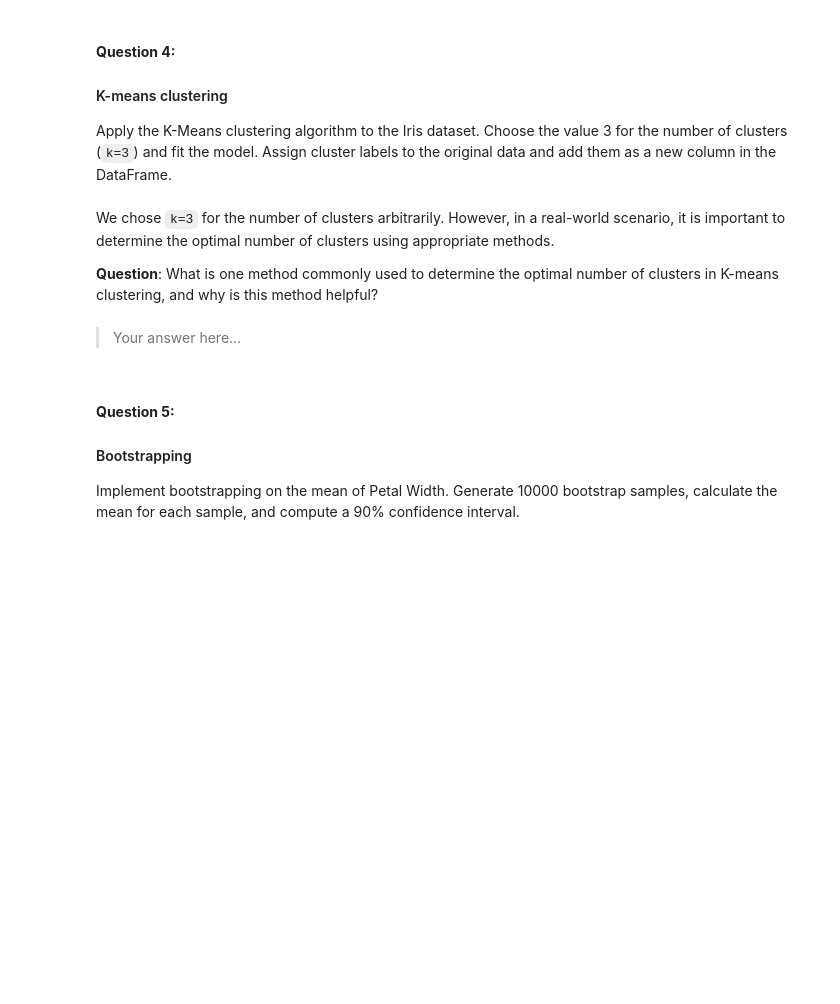
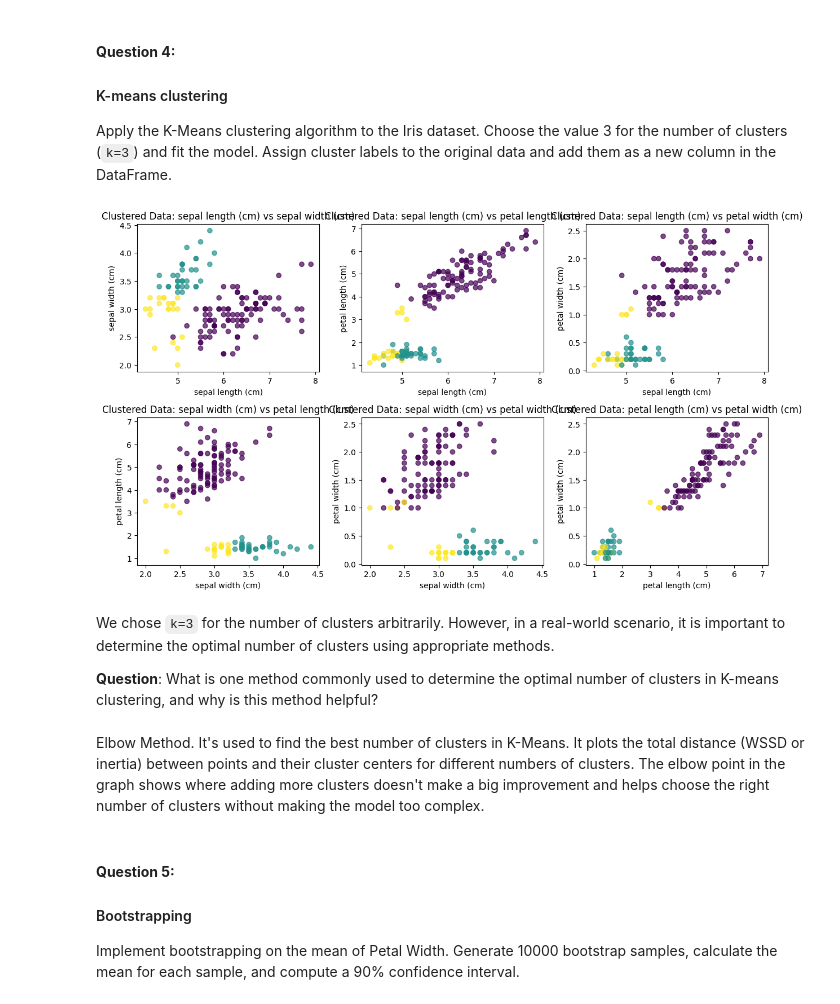
Before and after one commit to fear-me-laws-of-syntax/LCR, a Jupyter notebook: 02_activities/assignments/assignment_3.ipynb, the cells around one changed output. Saved outputs shown, nothing was run; the diff lists cells and outputs as text; code cells hidden in the pictures; blank space fills up the shorter version.

```diff
--- a/02_activities/assignments/assignment_3.ipynb
+++ b/02_activities/assignments/assignment_3.ipynb
@@ -168,9 +160,24 @@ plot_feature_pairs(clustered_iris_data, feature_names, color_labels=clustered_ir
+# %%
+# K-Means clustering with k=3
+kmeans = KMeans(n_clusters=3, random_state=42)
+kmeans.fit(scaled_iris_df)
+
+# Create a copy of the DataFrame
+clustered_iris_data = iris_df.copy()
+clustered_iris_data['Cluster'] = kmeans.labels_
+
+# Plot the clusters
+plot_feature_pairs(clustered_iris_data, feature_names, color_labels=clustered_iris_data['Cluster'], title_prefix='Clustered Data: ')
+# %% [output]
+[figure, added]
 # %% [markdown]
 We chose `k=3` for the number of clusters arbitrarily. However, in a real-world scenario, it is important to determine the optimal number of clusters using appropriate methods.
 
 **Question**: What is one method commonly used to determine the optimal number of clusters in K-means clustering, and why is this method helpful?
 # %% [markdown]
-> Your answer here...
+
+Elbow Method.
+It's used to find the best number of clusters in K-Means. It plots the total distance (WSSD or inertia) between points and their cluster centers for different numbers of clusters. The elbow point in the graph shows where adding more clusters doesn't make a big improvement and helps choose the right number of clusters without making the model too complex.
 # %% [markdown]
 #### **Question 5:**
 #### Bootstrapping
```
Also changed, not shown: parts of 6 cells of this notebook.
